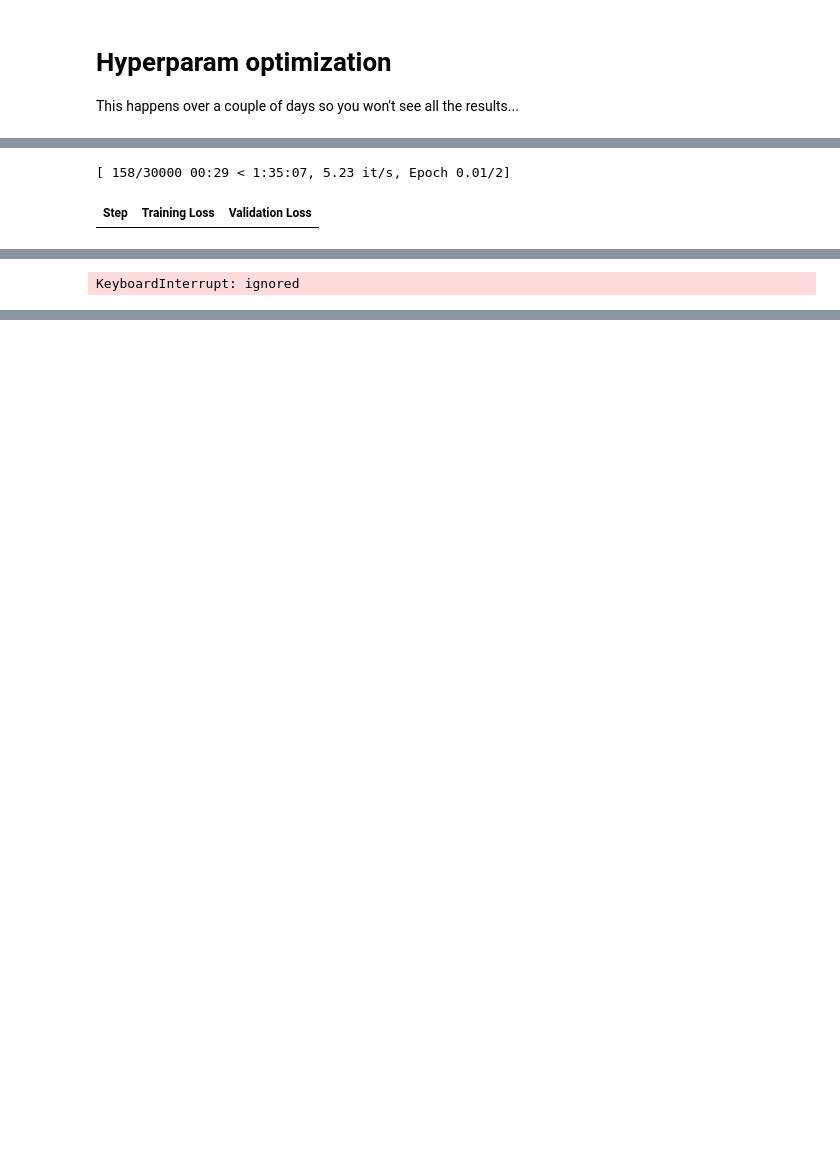
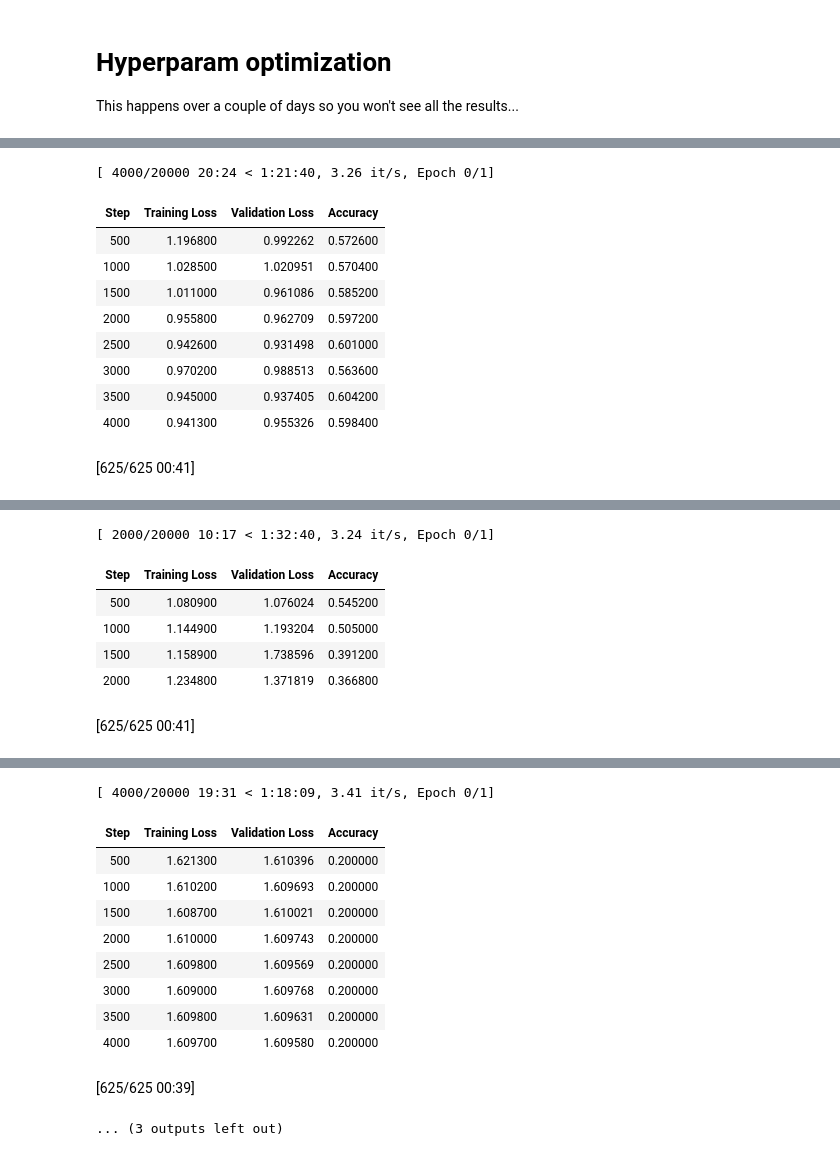
Before and after one commit to Iispar/review-summary-API, a Jupyter notebook: BERT-finetuned-model.ipynb, the cells around one changed output, grey strips where cells are left out. Drawn from its saved outputs; the diff is of its cells as text; code cells hidden in the pictures; blank space fills up the shorter version.

```diff
--- a/BERT-finetuned-model.ipynb
+++ b/BERT-finetuned-model.ipynb
@@ -247,7 +232,7 @@ def objective(trial):
     # Define the search space for hyperparameters
     learning_rate = trial.suggest_float("learning_rate", 1e-5, 1e-3, log=True)
     batch_size = trial.suggest_categorical("batch_size", [8])
-    epochs=trial.suggest_int('num_train_epochs', low = 2,high = 6),
+    epochs=trial.suggest_int('num_train_epochs', low = 2,high = 4),
 
     # params
     trainer_args = transformers.TrainingArguments(
@@ -256,12 +241,14 @@ def objective(trial):
         logging_strategy = "steps",
         eval_steps = 500,
         logging_steps = 500,
+        save_steps = 500,
         learning_rate = learning_rate,
         max_steps = 20000,
         load_best_model_at_end = True,
         per_device_train_batch_size = batch_size,
         per_device_eval_batch_size = batch_size,
-        num_train_epochs = epochs
+        num_train_epochs = epochs,
+        weight_decay=0.01,
     )
 
     data_collator = DataCollatorWithPadding(tokenizer=tokenizer) # get the data collator with our tokenizer.
@@ -270,7 +257,7 @@ def objective(trial):
     # train a model
     trainer = transformers.Trainer(
       model = model,
-      args = training_args,
+      args = trainer_args,
       train_dataset = eng_tokenized['train'],
       eval_dataset = eng_tokenized['test'],
       tokenizer = tokenizer,
@@ -290,2 +278,11 @@ study.optimize(objective, n_trials=20)
-[ 158/30000 00:29 < 1:35:07, 5.23 it/s, Epoch 0.01/2]
+[ 4000/20000 20:24 < 1:21:40, 3.26 it/s, Epoch 0/1]
-| Step | Training Loss | Validation Loss |
+| Step | Training Loss | Validation Loss | Accuracy |
+| 500 | 1.196800 | 0.992262 | 0.572600 |
+| 1000 | 1.028500 | 1.020951 | 0.570400 |
+| 1500 | 1.011000 | 0.961086 | 0.585200 |
+| 2000 | 0.955800 | 0.962709 | 0.597200 |
+| 2500 | 0.942600 | 0.931498 | 0.601000 |
+| 3000 | 0.970200 | 0.988513 | 0.563600 |
+| 3500 | 0.945000 | 0.937405 | 0.604200 |
+| 4000 | 0.941300 | 0.955326 | 0.598400 |
+[625/625 00:41]
@@ -304 +290,7 @@ KeyboardInterrupt
-KeyboardInterrupt: ignored
+[ 2000/20000 10:17 < 1:32:40, 3.24 it/s, Epoch 0/1]
+| Step | Training Loss | Validation Loss | Accuracy |
+| 500 | 1.080900 | 1.076024 | 0.545200 |
+| 1000 | 1.144900 | 1.193204 | 0.505000 |
+| 1500 | 1.158900 | 1.738596 | 0.391200 |
+| 2000 | 1.234800 | 1.371819 | 0.366800 |
+[625/625 00:41]
@@ -304,0 +298,12 @@ KeyboardInterrupt: ignored
+[ 4000/20000 19:31 < 1:18:09, 3.41 it/s, Epoch 0/1]
+| Step | Training Loss | Validation Loss | Accuracy |
+| 500 | 1.621300 | 1.610396 | 0.200000 |
+| 1000 | 1.610200 | 1.609693 | 0.200000 |
+| 1500 | 1.608700 | 1.610021 | 0.200000 |
+| 2000 | 1.610000 | 1.609743 | 0.200000 |
+| 2500 | 1.609800 | 1.609569 | 0.200000 |
+| 3000 | 1.609000 | 1.609768 | 0.200000 |
+| 3500 | 1.609800 | 1.609631 | 0.200000 |
+| 4000 | 1.609700 | 1.609580 | 0.200000 |
+[625/625 00:39]
+... (3 outputs left out)
```
Also changed, not shown: parts of 7 cells of this notebook.
